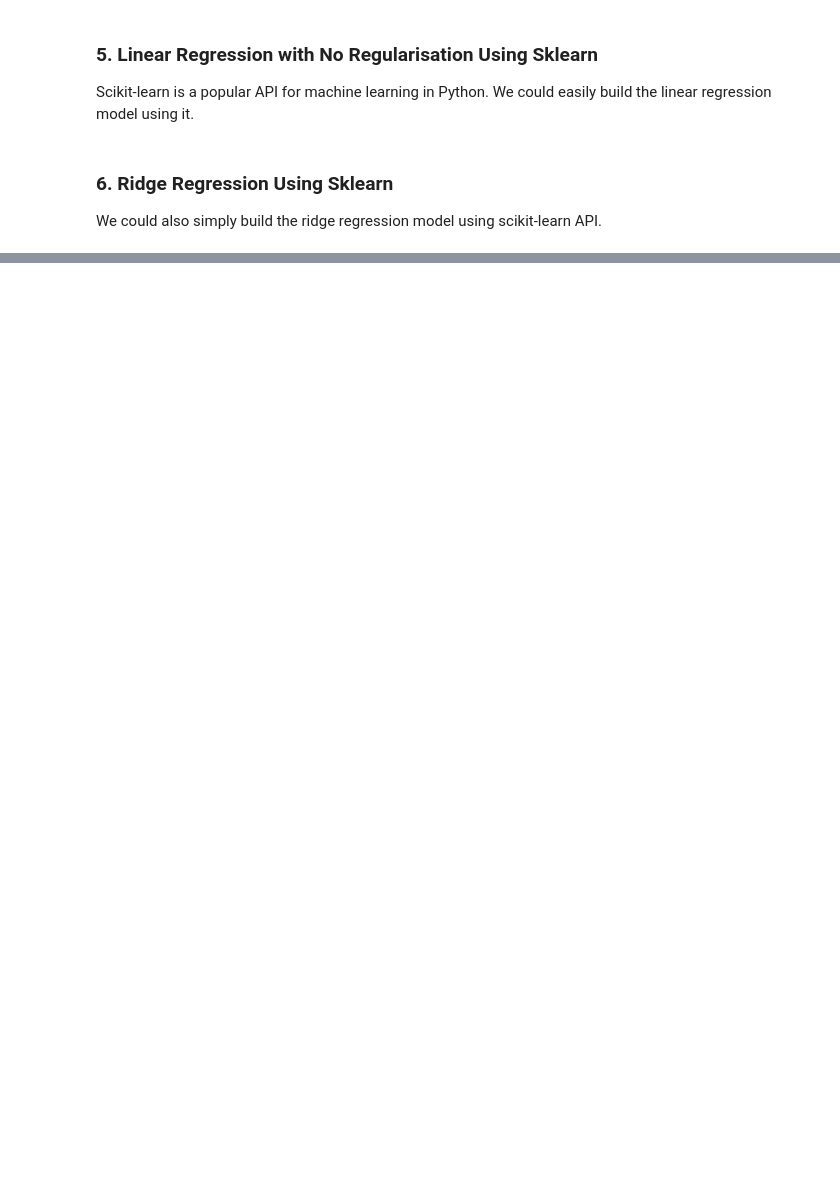
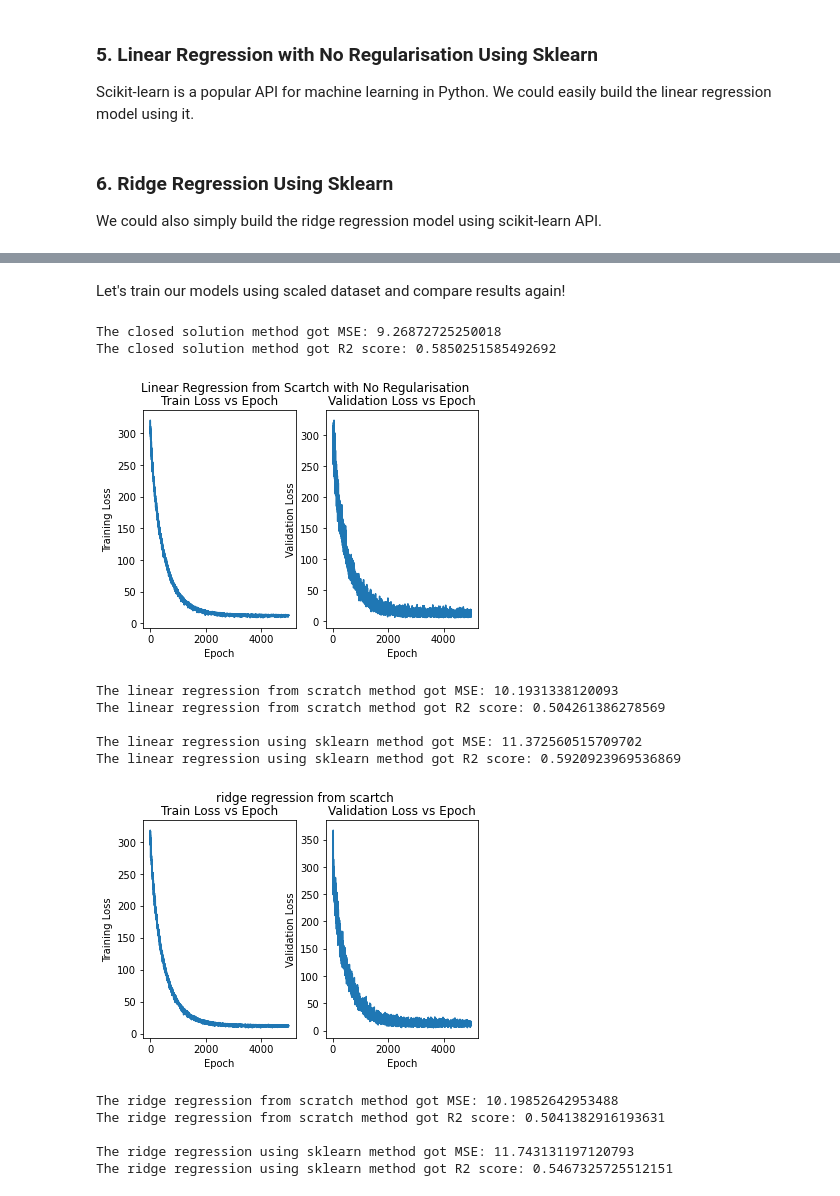
Before and after one commit to TechX-NLP-CV/ML_Tutorial_Regression, a Jupyter notebook: Notebook/regression.ipynb, the cells around one changed output, grey strips where cells are left out. Drawn from its saved outputs; the diff is of its cells as text; code cells hidden in the pictures; blank space fills up the shorter version.

```diff
--- a/Notebook/regression.ipynb
+++ b/Notebook/regression.ipynb
@@ -902,0 +1048,45 @@ def ridgeRegressionSklearn(dataset, label, regularisationCoefficient, trainPropo
+# %% [markdown]
+Let's train our models using scaled dataset and compare results again!
+# %%
+# Initialise our dataset
+dataset, label=loadBoston()
+# Scale the dataset
+dataset=standardScale(dataset)
+# Modify the dataset by adding an extra column
+modifiedDataset=addColumn(dataset)
+
+# Split the dataset in case we need the test set for comparison
+data=splitDataset(modifiedDataset, label, trainProportion=0.7, validationProportion=0.2)
+
+# 1. Closed Solution from Scratch
+thetaClosed=closedSolution(modifiedDataset, label)
+predictionClosed=predict(data["testPoint"], thetaClosed)
+evaluate(predictionClosed, data["testLabel"], "closed solution")
+print(" ")
+
+# 2. Linear Regression with No Regurlarisation from Scratch
+thetaLinear=linearRegression(modifiedDataset, label, epoch=5000, learningRate=0.001, trainProportion=0.7, validationProportion=0.2, plot=True)
+
+# 3. Linear Regression Using Sklearn
+linearModel=linearRegressionSklearn(dataset, label, trainProportion=0.7, validationProportion=0.2)
+
+# 4. Ridge Regression from Scratch
+thetaRidge=ridgeRegression(modifiedDataset, label, epoch=5000, learningRate=0.001, regularisationCoefficient=0.0001, trainProportion=0.7, validationProportion=0.2, plot=True)
+
+# 5. Ridge Regression Using Sklearn
+ridgeModel=ridgeRegressionSklearn(dataset, label, regularisationCoefficient=0.0001, trainProportion=0.7, validationProportion=0.2)
+# %% [output]
+The closed solution method got MSE: 9.26872725250018
+The closed solution method got R2 score: 0.5850251585492692
+[figure, added]
+The linear regression from scratch method got MSE: 10.1931338120093
+The linear regression from scratch method got R2 score: 0.504261386278569
+
+The linear regression using sklearn method got MSE: 11.372560515709702
+The linear regression using sklearn method got R2 score: 0.5920923969536869
+[figure, added]
+The ridge regression from scratch method got MSE: 10.19852642953488
+The ridge regression from scratch method got R2 score: 0.5041382916193631
+
+The ridge regression using sklearn method got MSE: 11.743131197120793
+The ridge regression using sklearn method got R2 score: 0.5467325725512151
```
Also changed, not shown: parts of 31 cells of this notebook, 2 other files.
